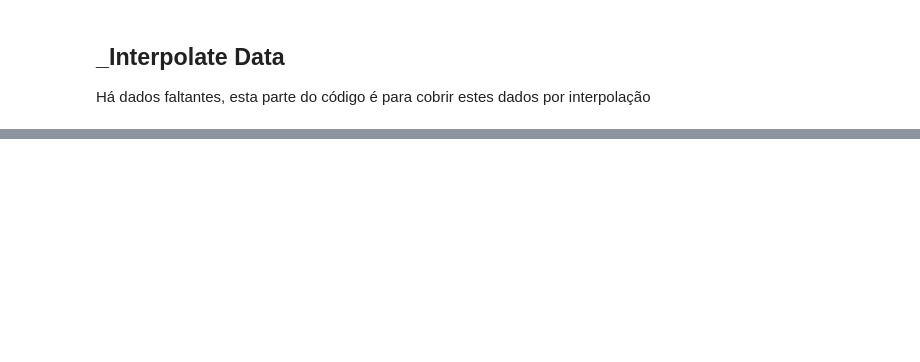
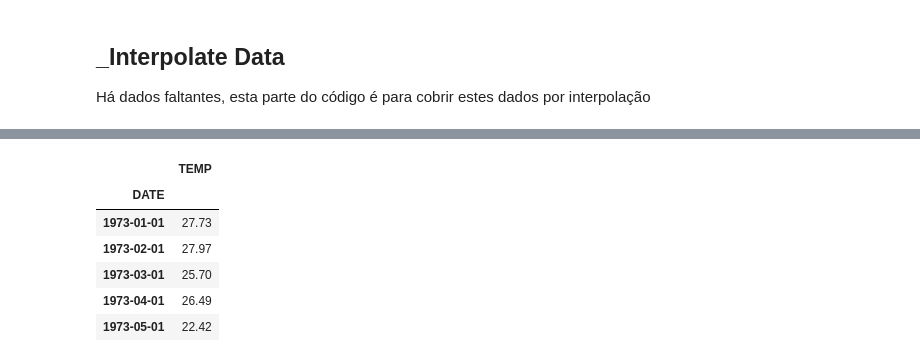
Before and after one commit to camazlucas/PEE-CPE727-Aprendizado-Profundo, a Jupyter notebook: 2024-03/Seminarios/11 - Aplicacoes em Series Temporais/Pre-processamento dos dados.ipynb, the cells around one changed output, grey strips where cells are left out. Drawn from its saved outputs; the diff is of its cells as text; code cells hidden in the pictures; blank space fills up the shorter version.

```diff
--- a/2024-03/Seminarios/11 - Aplicacoes em Series Temporais/Pre-processamento dos dados.ipynb
+++ b/2024-03/Seminarios/11 - Aplicacoes em Series Temporais/Pre-processamento dos dados.ipynb
@@ -51,0 +87,10 @@ plt.show()
+# %%
+df_rio_intp.head(5)
+# %% [output]
+|  | TEMP |
+| DATE |  |
+| 1973-01-01 | 27.73 |
+| 1973-02-01 | 27.97 |
+| 1973-03-01 | 25.70 |
+| 1973-04-01 | 26.49 |
+| 1973-05-01 | 22.42 |
```
Also changed, not shown: parts of 10 cells of this notebook, 2 other files.
